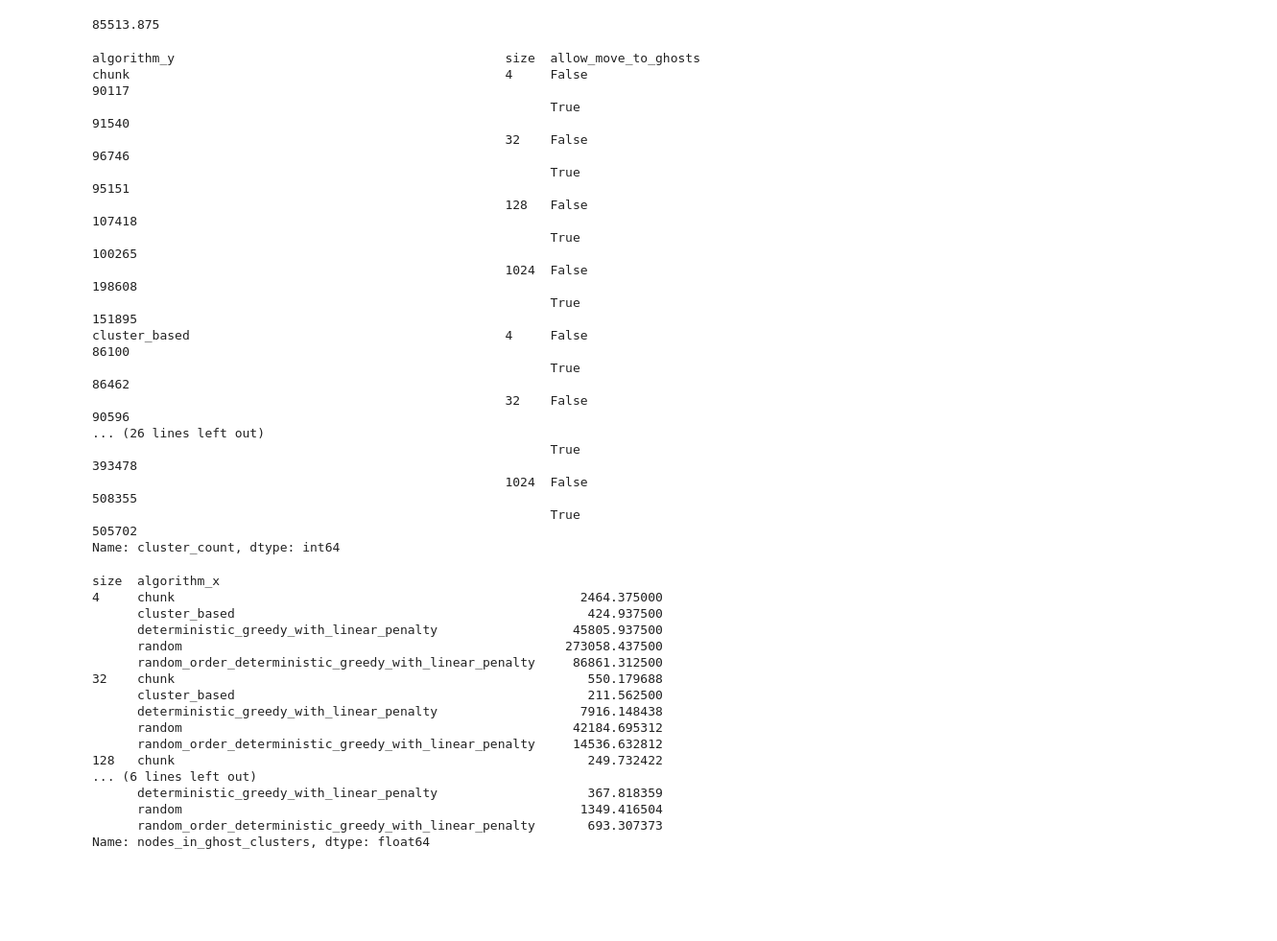
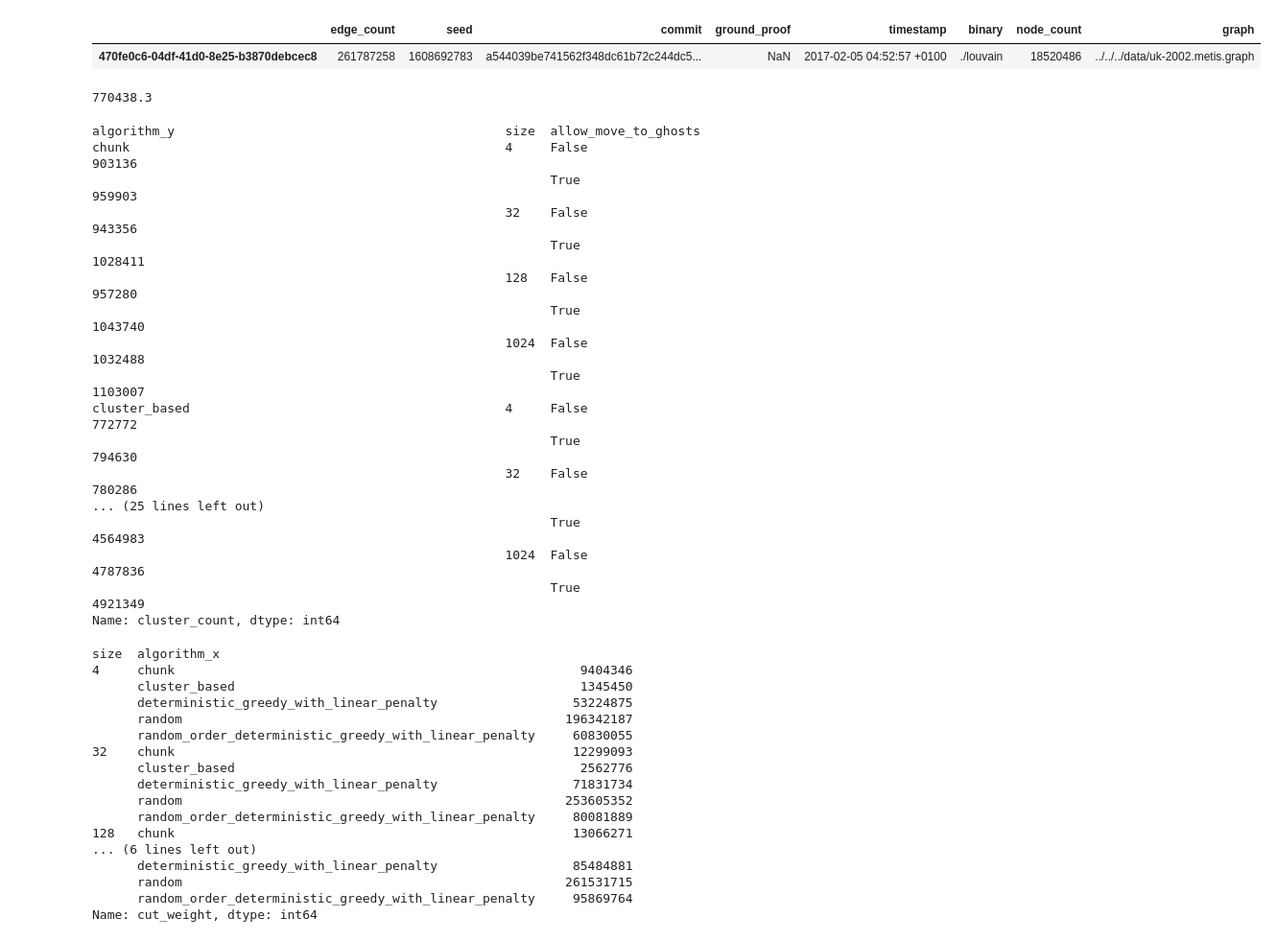
Before and after one commit to kit-algo/distributed_clustering_thrill, a Jupyter notebook: analysis/Level+0+Cluster+Sizes.ipynb, the cells around one changed output. Shown: that part at 96% size. Drawn from its saved outputs; the diff is of its cells as text; code cells hidden in the pictures; blank space fills up the shorter version.

```diff
--- a/analysis/Level+0+Cluster+Sizes.ipynb
+++ b/analysis/Level+0+Cluster+Sizes.ipynb
@@ -30,61 +46,64 @@ Name: graph, dtype: object
+# %%
+graphs[:1]
+# %% [output]
+|  | edge_count | seed | commit | ground_proof | timestamp | binary | node_count | graph |
+| 470fe0c6-04df-41d0-8e25-b3870debcec8 | 261787258 | 1608692783 | a544039be741562f348dc61b72c244dc5... | NaN | 2017-02-05 04:52:57 +0100 | ./louvain | 18520486 | ../../../data/uk-2002.metis.graph |
 # %%
 frames['algorithm_level'] \
     .loc[lambda x: x.level == 0] \
     .merge(frames['algorithm_run'], left_on='algorithm_run_id', right_index=True) \
-    .merge(frames['program_run'].loc[lambda x: x.graph.str.contains("in-")], left_on='program_run_id', right_index=True) \
+    .merge(graphs, left_on='program_run_id', right_index=True) \
     .loc[lambda x: x.algorithm.str.contains("sequential")] \
     ['cluster_count'] \
     .mean()
 # %% [output]
-85513.875
+770438.3
 # %%
 frames['algorithm_level'] \
     .loc[lambda x: x.level == 0] \
     .merge(frames['algorithm_run'], left_on='algorithm_run_id', right_index=True) \
-    .merge(frames['program_run'].loc[lambda x: x.graph.str.contains("in-")], left_on='program_run_id', right_index=True) \
+    .merge(graphs, left_on='program_run_id', right_index=True) \
     .merge(frames['partition'], left_on='partition_id', right_index=True) \
     .loc[lambda x: x.algorithm_x.str.contains("partitioned")] \
     .groupby(['algorithm_y', 'size', 'allow_move_to_ghosts'])['cluster_count'].mean()
 # %% [output]
 algorithm_y                                            size  allow_move_to_ghosts
-chunk                                                  4     False                     90117
-                                                             True                      91540
-                                                       32    False                     96746
-                                                             True                      95151
-                                                       128   False                    107418
-                                                             True                     100265
-                                                       1024  False                    198608
-                                                             True                     151895
-cluster_based                                          4     False                     86100
-                                                             True                      86462
-                                                       32    False                     90596
-... (26 lines left out)
-                                                             True                     393478
-                                                       1024  False                    508355
-                                                             True                     505702
+chunk                                                  4     False                     903136
+                                                             True                      959903
+                                                       32    False                     943356
+                                                             True                     1028411
+                                                       128   False                     957280
+                                                             True                     1043740
+                                                       1024  False                    1032488
+                                                             True                     1103007
+cluster_based                                          4     False                     772772
+                                                             True                      794630
+                                                       32    False                     780286
+... (25 lines left out)
+                                                             True                     4564983
+                                                       1024  False                    4787836
+                                                             True                     4921349
 Name: cluster_count, dtype: int64
 # %%
-graphs = frames['program_run'].loc[lambda x: x.graph.str.contains("in-")]
-algos = frames['algorithm_run'].merge(graphs, left_on='program_run_id', right_index=True)
 frames['partition_element'] \
     .merge(frames['partition'], left_on='partition_id', right_index=True) \
     .merge(algos, left_on='partition_id', right_on='partition_id') \
-    .groupby(['size', 'algorithm_x'])['nodes_in_ghost_clusters'].mean()
+    .groupby(['size', 'algorithm_x'])['cut_weight'].mean()
 # %% [output]
 size  algorithm_x
-4     chunk                                                      2464.375000
-      cluster_based                                               424.937500
-      deterministic_greedy_with_linear_penalty                  45805.937500
-      random                                                   273058.437500
-      random_order_deterministic_greedy_with_linear_penalty     86861.312500
-32    chunk                                                       550.179688
-      cluster_based                                               211.562500
-      deterministic_greedy_with_linear_penalty                   7916.148438
-      random                                                    42184.695312
-      random_order_deterministic_greedy_with_linear_penalty     14536.632812
-128   chunk                                                       249.732422
+4     chunk                                                      9404346
+      cluster_based                                              1345450
+      deterministic_greedy_with_linear_penalty                  53224875
+      random                                                   196342187
+      random_order_deterministic_greedy_with_linear_penalty     60830055
+32    chunk                                                     12299093
+      cluster_based                                              2562776
+      deterministic_greedy_with_linear_penalty                  71831734
+      random                                                   253605352
+      random_order_deterministic_greedy_with_linear_penalty     80081889
+128   chunk                                                     13066271
 ... (6 lines left out)
-      deterministic_greedy_with_linear_penalty                    367.818359
-      random                                                     1349.416504
-      random_order_deterministic_greedy_with_linear_penalty       693.307373
-Name: nodes_in_ghost_clusters, dtype: float64
+      deterministic_greedy_with_linear_penalty                  85484881
+      random                                                   261531715
+      random_order_deterministic_greedy_with_linear_penalty     95869764
+Name: cut_weight, dtype: int64
```
Also changed, not shown: parts of 8 cells of this notebook.
